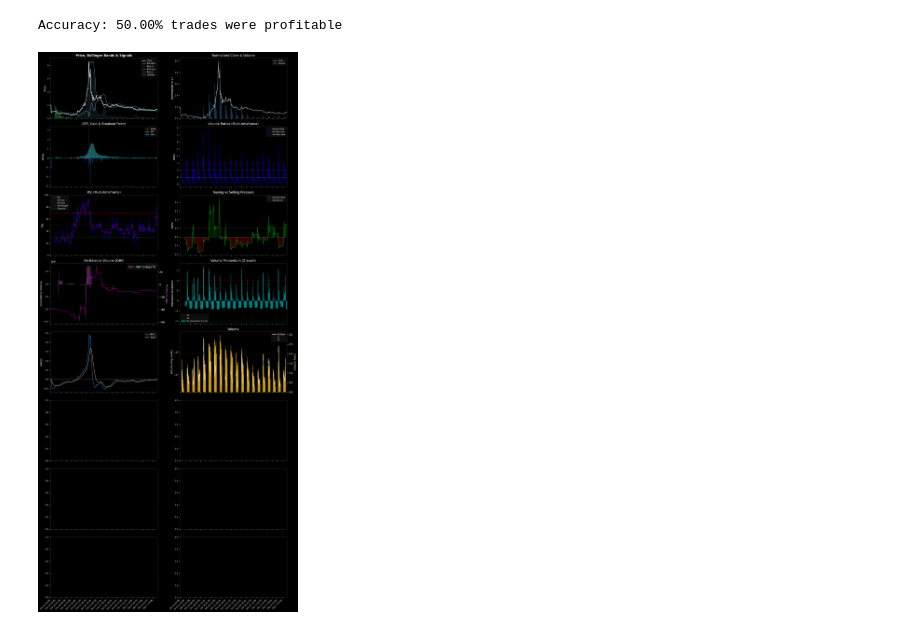
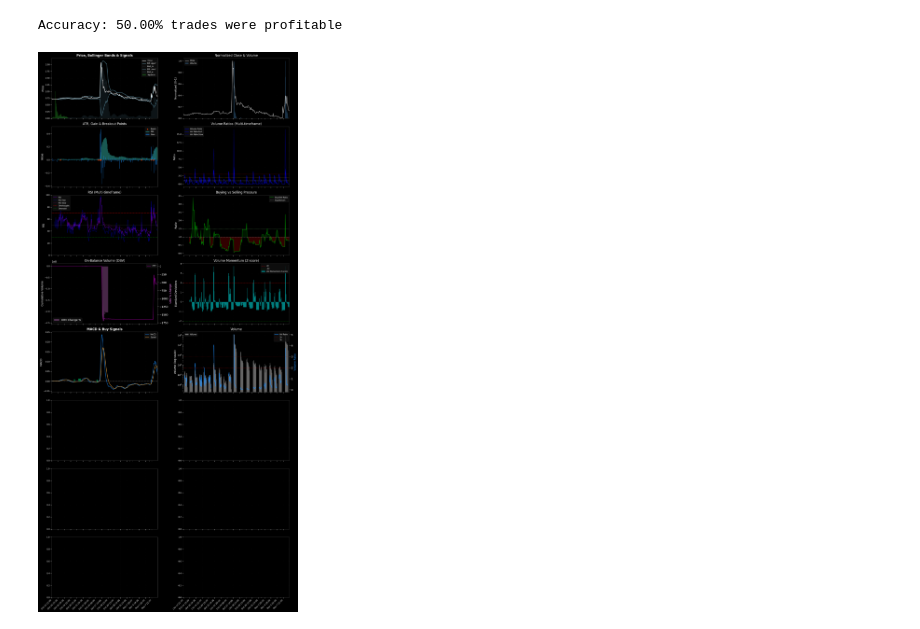
Before and after one commit to shhmon/penstan, a Jupyter notebook: Untitled.ipynb, the cells around one changed output. Saved outputs shown, nothing was run; the diff lists cells and outputs as text; code cells hidden in the pictures.

```diff
--- a/Untitled.ipynb
+++ b/Untitled.ipynb
@@ -1187,7 +1187,7 @@ plt.rcParams.update({
 })
 # %%
 df = fetch_data_yfinance(
-    symbol='BYND',
+    symbol='BKYI',
     period=timedelta(days=30),
     interval='1h',
     prepost=True
@@ -1198,7 +1198,7 @@ window = 16
 df = Base(window=window).process(pd.DataFrame(df))
 df = Volume(window=window).process(df)
 df = RSI(window=window).process(df)
-df = MACD(window=window).process(df)
+df = MACD().process(df)
 df = Boll(window=window).process(df)
 df = ATR(window=window, break_threshold=1.8).process(df)
 df = Pressure(window=window).process(df)
@@ -1214,34 +1214,34 @@ RSI.plot(df, axes[4])
 Pressure.plot(df, axes[5])
 Volume.plot_obv(df, axes[6])
 Volume.plot_momentum(df, axes[7])
-MACD.plot(df, axes[8])
+MACD.plot(df, axes[8], )
 Volume.plot(df, axes[9])
 
 for ax in axes:
     # X-axis formatting
     xticks = ax.get_xticks()
     if len(xticks) > 25:
         ax.set_xticks(xticks[::2])
 
     labels = []
     for i in ax.get_xticks():
         if 0 <= int(i) < len(df):
             dt = pd.to_datetime(df.index[int(i)])
             labels.append(dt.strftime('%b %-d %H:%M'))
         else:
             labels.append('')
     ax.set_xticklabels(labels, rotation=45, ha='right', fontsize=7)
 
     # Legend
     handles, labels = ax.get_legend_handles_labels()
     if handles:
         ax.legend(handles, labels, fontsize=7, loc='best')
 
     # Grid
     ax.grid(True, alpha=0.2, linestyle='--', linewidth=0.5)
     ax.tick_params(axis='both', labelsize=8)
 
 plt.tight_layout()
 plt.show()
 # %% [output]
-[figure, old version]
+[figure, new version]
```
Also changed, not shown: 1 other file.
